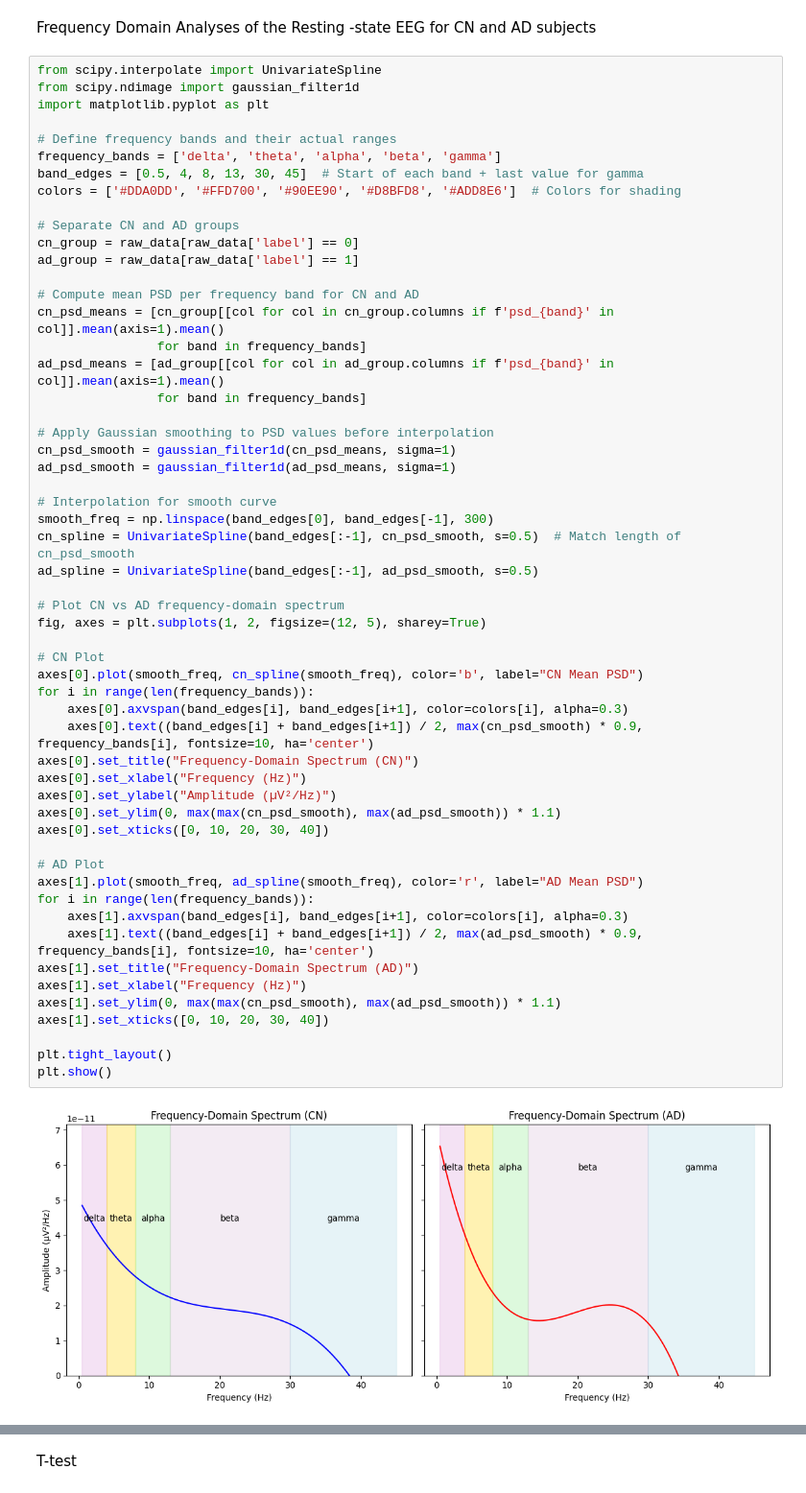
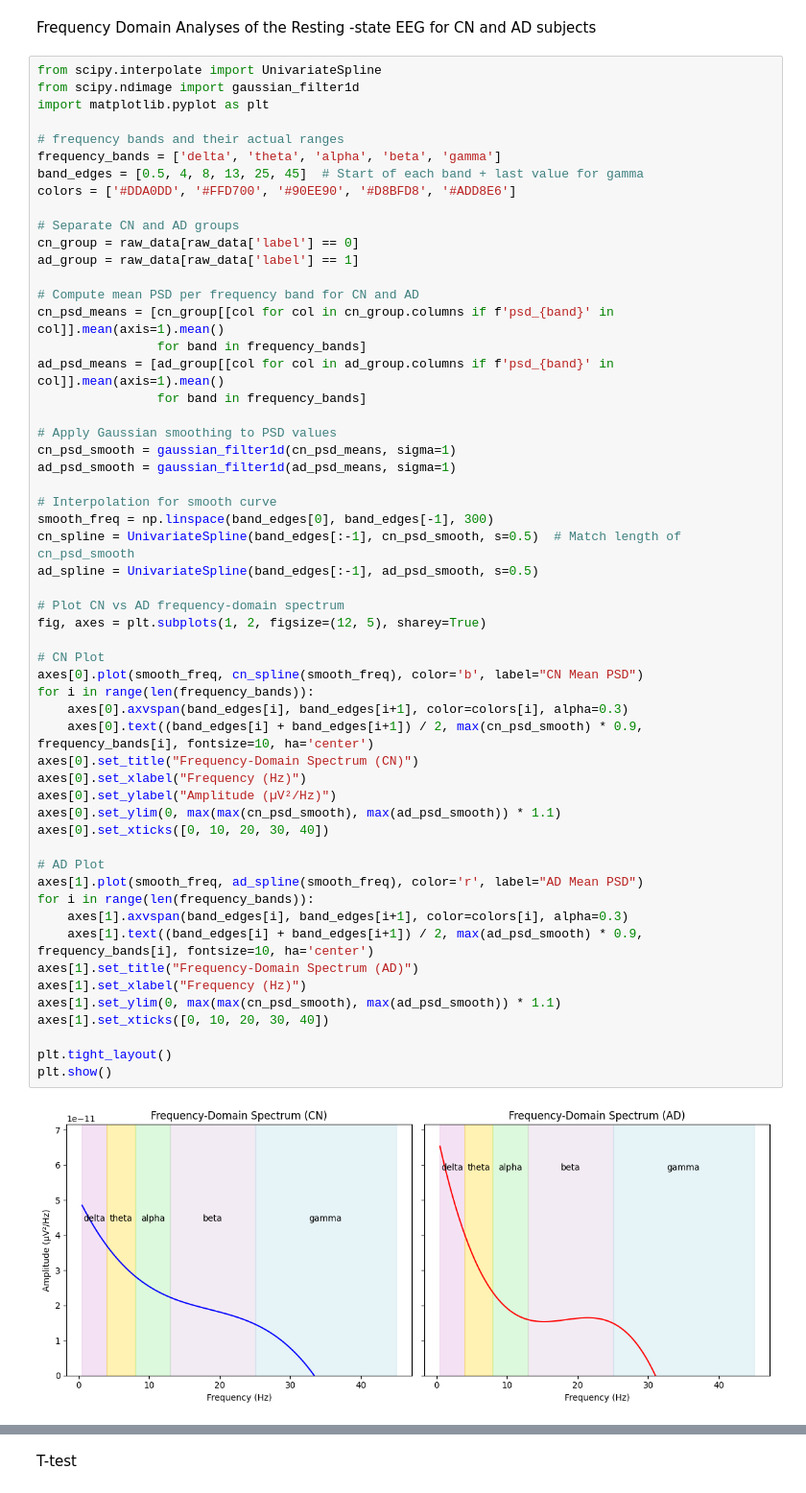
Before and after one commit to Folasewa/Signal_Processing_Projects, a Jupyter notebook: DS_Alzheimer_Project_Folasewa/DS-Alzheimer-Classification.ipynb, the cells around one changed output, grey strips where cells are left out. Shown at 96% size. Drawn from its saved outputs; the diff is of its cells as text.

```diff
--- a/DS_Alzheimer_Project_Folasewa/DS-Alzheimer-Classification.ipynb
+++ b/DS_Alzheimer_Project_Folasewa/DS-Alzheimer-Classification.ipynb
@@ -1421,10 +1426,10 @@ from scipy.interpolate import UnivariateSpline
 from scipy.ndimage import gaussian_filter1d
 import matplotlib.pyplot as plt
 
-# Define frequency bands and their actual ranges
+# frequency bands and their actual ranges
 frequency_bands = ['delta', 'theta', 'alpha', 'beta', 'gamma']
-band_edges = [0.5, 4, 8, 13, 30, 45]  # Start of each band + last value for gamma
-colors = ['#DDA0DD', '#FFD700', '#90EE90', '#D8BFD8', '#ADD8E6']  # Colors for shading
+band_edges = [0.5, 4, 8, 13, 25, 45]  # Start of each band + last value for gamma
+colors = ['#DDA0DD', '#FFD700', '#90EE90', '#D8BFD8', '#ADD8E6']
 
 # Separate CN and AD groups
 cn_group = raw_data[raw_data['label'] == 0]
@@ -1436,7 +1441,7 @@ cn_psd_means = [cn_group[[col for col in cn_group.columns if f'psd_{band}' in co
 ad_psd_means = [ad_group[[col for col in ad_group.columns if f'psd_{band}' in col]].mean(axis=1).mean()
                 for band in frequency_bands]
 
-# Apply Gaussian smoothing to PSD values before interpolation
+# Apply Gaussian smoothing to PSD values
 cn_psd_smooth = gaussian_filter1d(cn_psd_means, sigma=1)
 ad_psd_smooth = gaussian_filter1d(ad_psd_means, sigma=1)
 
@@ -1445,34 +1450,34 @@ smooth_freq = np.linspace(band_edges[0], band_edges[-1], 300)
 cn_spline = UnivariateSpline(band_edges[:-1], cn_psd_smooth, s=0.5)  # Match length of cn_psd_smooth
 ad_spline = UnivariateSpline(band_edges[:-1], ad_psd_smooth, s=0.5)
 
 # Plot CN vs AD frequency-domain spectrum
 fig, axes = plt.subplots(1, 2, figsize=(12, 5), sharey=True)
 
 # CN Plot
 axes[0].plot(smooth_freq, cn_spline(smooth_freq), color='b', label="CN Mean PSD")
 for i in range(len(frequency_bands)):
     axes[0].axvspan(band_edges[i], band_edges[i+1], color=colors[i], alpha=0.3)
     axes[0].text((band_edges[i] + band_edges[i+1]) / 2, max(cn_psd_smooth) * 0.9, frequency_bands[i], fontsize=10, ha='center')
 axes[0].set_title("Frequency-Domain Spectrum (CN)")
 axes[0].set_xlabel("Frequency (Hz)")
 axes[0].set_ylabel("Amplitude (µV²/Hz)")
 axes[0].set_ylim(0, max(max(cn_psd_smooth), max(ad_psd_smooth)) * 1.1)
 axes[0].set_xticks([0, 10, 20, 30, 40])
 
 # AD Plot
 axes[1].plot(smooth_freq, ad_spline(smooth_freq), color='r', label="AD Mean PSD")
 for i in range(len(frequency_bands)):
     axes[1].axvspan(band_edges[i], band_edges[i+1], color=colors[i], alpha=0.3)
     axes[1].text((band_edges[i] + band_edges[i+1]) / 2, max(ad_psd_smooth) * 0.9, frequency_bands[i], fontsize=10, ha='center')
 axes[1].set_title("Frequency-Domain Spectrum (AD)")
 axes[1].set_xlabel("Frequency (Hz)")
 axes[1].set_ylim(0, max(max(cn_psd_smooth), max(ad_psd_smooth)) * 1.1)
 axes[1].set_xticks([0, 10, 20, 30, 40])
 
 plt.tight_layout()
 plt.show()
 # %% [output]
-[figure, old version]
+[figure, new version]
 # %%
 
 import scipy.signal as signal
```
Also changed, not shown: parts of 12 cells of this notebook.
